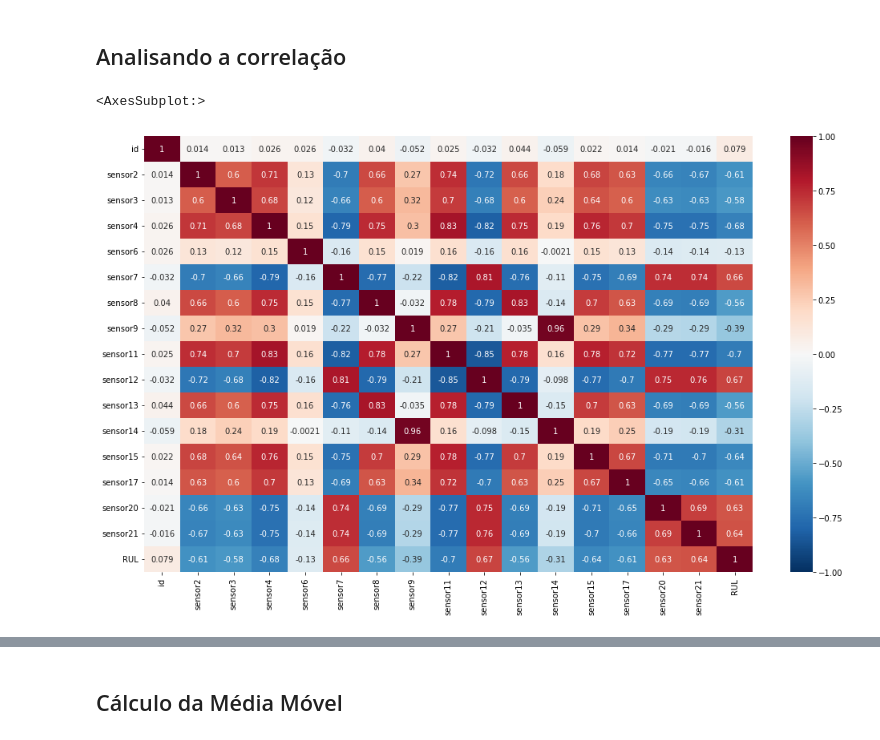
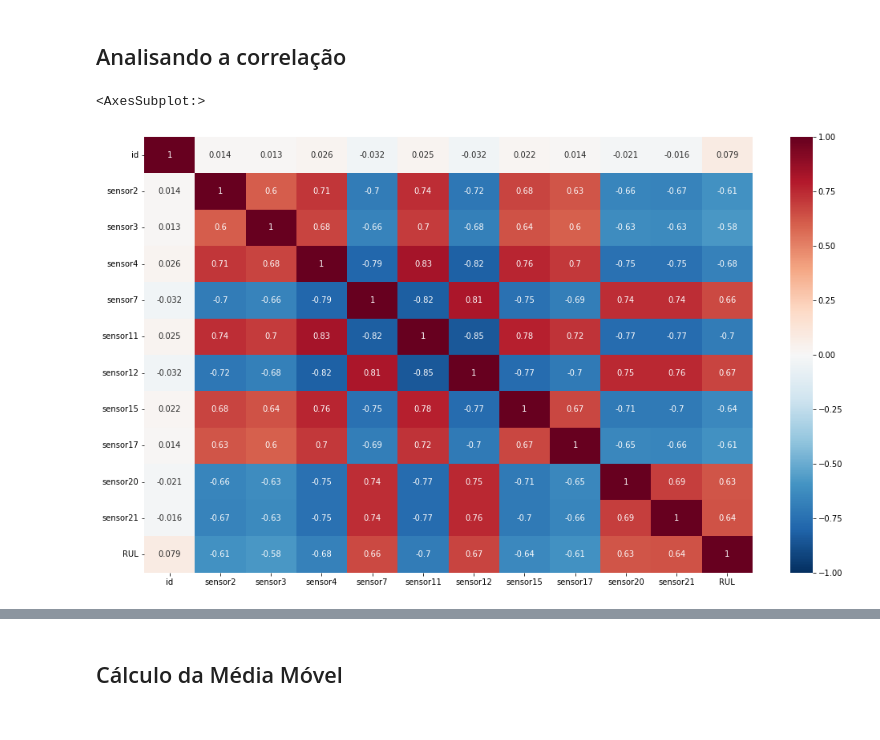
Before and after one commit to lucas-fpaiva/estatistica_pes, a Jupyter notebook: exploratory-m1.ipynb, the cells around one changed output, grey strips where cells are left out. Saved outputs shown, nothing was run; the diff lists cells and outputs as text; code cells hidden in the pictures.

```diff
--- a/exploratory-m1.ipynb
+++ b/exploratory-m1.ipynb
@@ -235,8 +252,9 @@ data_cor = corr_clean (train_data)
 ## Analisando a correlação
 # %%
 plt.figure(figsize=(17,10))
-sns.heatmap(data_cor, cmap='RdBu_r', vmin=-1, vmax=1, annot=True)
+sns.heatmap(data_cor.drop(['sensor8','sensor13','sensor9','sensor14','sensor6'],axis=1).drop(['sensor8','sensor13','sensor9','sensor14','sensor6'],axis=0),
+            cmap='RdBu_r', vmin=-1, vmax=1, annot=True)
 # %% [output]
 <AxesSubplot:>
-[figure, old version]
+[figure, new version]
 # %%
```
Also changed, not shown: parts of 9 cells of this notebook.
